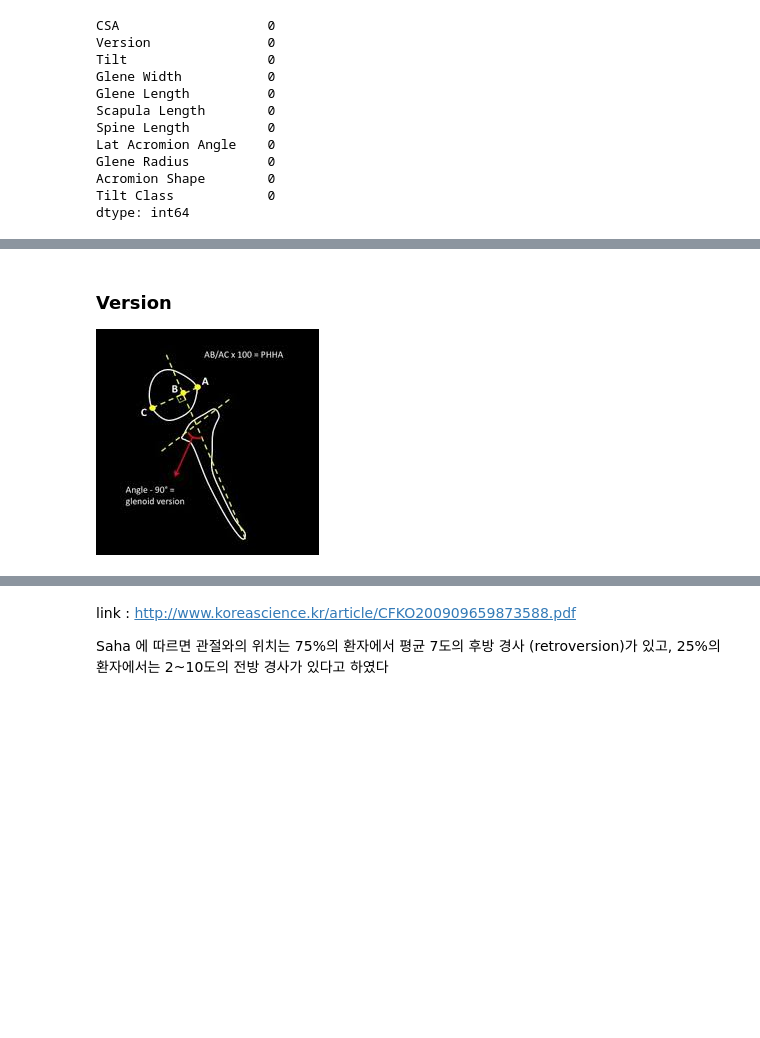
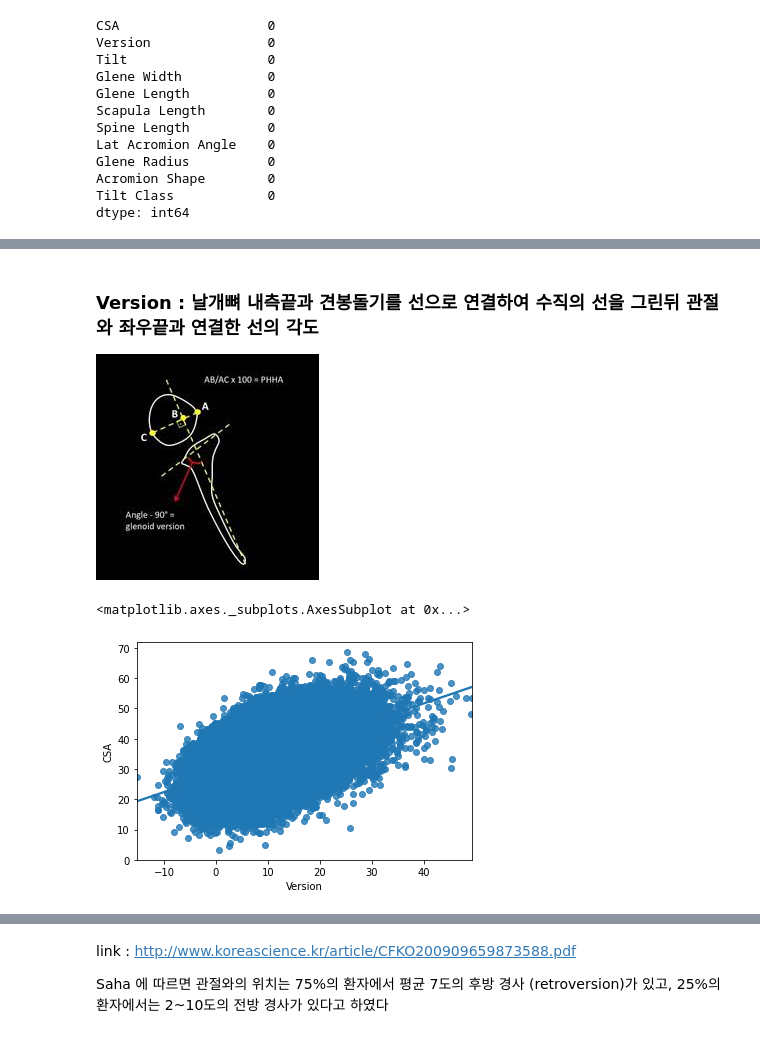
Before and after one commit to C-Designer/Codestates_Section_Project, a Jupyter notebook: Section2/Section2_Project.ipynb, the cells around one changed output, grey strips where cells are left out. Cells and saved outputs as stored; diff of their text form; code cells hidden in the pictures; blank space fills up the shorter version.

```diff
--- a/Section2/Section2_Project.ipynb
+++ b/Section2/Section2_Project.ipynb
@@ -124,4 +155,4 @@ df.describe()
 # %% [markdown]
-### Version
+### Version : 날개뼈 내측끝과 견봉돌기를 선으로 연결하여 수직의 선을 그린뒤 관절와 좌우끝과 연결한 선의 각도
 
 ![image.png](embedded-picture-1)
@@ -129,0 +159,7 @@ df['Version'].
+# %%
+# Version과 CSA는 양의 관계를 가지는 것으로 보인다
+
+sns.regplot(x= df['Version'], y= df['CSA'])
+# %% [output]
+<matplotlib.axes._subplots.AxesSubplot at 0x...>
+[figure, added]
```
Also changed, not shown: parts of 13 cells of this notebook.
